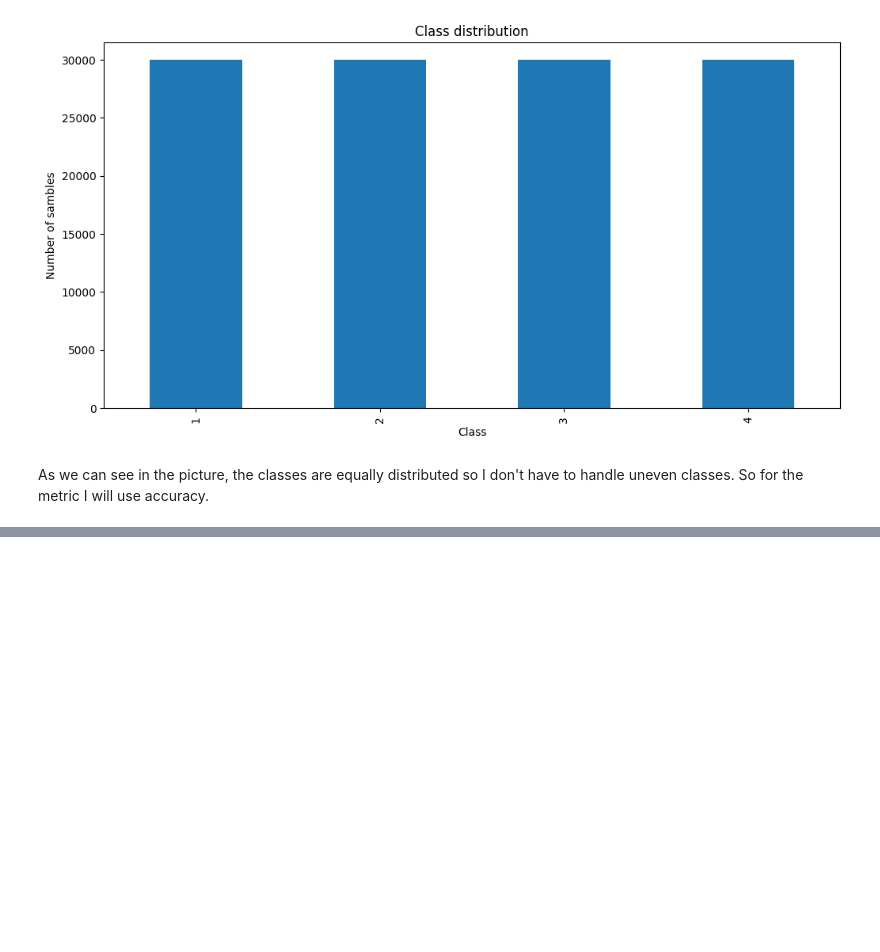
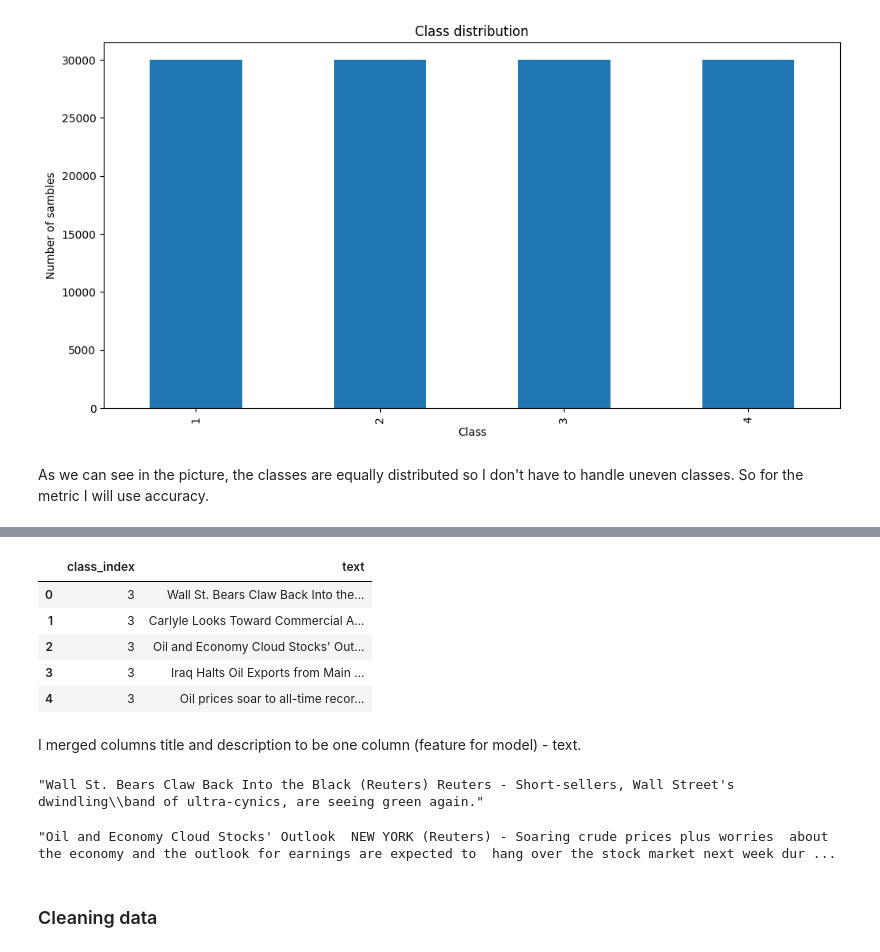
Before and after one commit to Valasik0/HU-final-project, a Jupyter notebook: HU_final_project.ipynb, the cells around one changed output, grey strips where cells are left out. Drawn from its saved outputs; the diff is of its cells as text; code cells hidden in the pictures; blank space fills up the shorter version.

```diff
--- a/HU_final_project.ipynb
+++ b/HU_final_project.ipynb
@@ -115,0 +155,21 @@ As we can see in the picture, the classes are equally distributed so I don't hav
+# %%
+train_df.head()
+# %% [output]
+|  | class_index | text |
+| 0 | 3 | Wall St. Bears Claw Back Into the... |
+| 1 | 3 | Carlyle Looks Toward Commercial A... |
+| 2 | 3 | Oil and Economy Cloud Stocks' Out... |
+| 3 | 3 | Iraq Halts Oil Exports from Main ... |
+| 4 | 3 | Oil prices soar to all-time recor... |
+# %% [markdown]
+I merged columns title and description to be one column (feature for model) - text.
+# %%
+train_df['text'][0]
+# %% [output]
+"Wall St. Bears Claw Back Into the Black (Reuters) Reuters - Short-sellers, Wall Street's dwindling\\band of ultra-cynics, are seeing green again."
+# %%
+train_df['text'][10]
+# %% [output]
+"Oil and Economy Cloud Stocks' Outlook  NEW YORK (Reuters) - Soaring crude prices plus worries  about the economy and the outlook for earnings are expected to  hang over the stock market next week dur ...
+# %% [markdown]
+### Cleaning data
```
Also changed, not shown: parts of 17 cells of this notebook.
